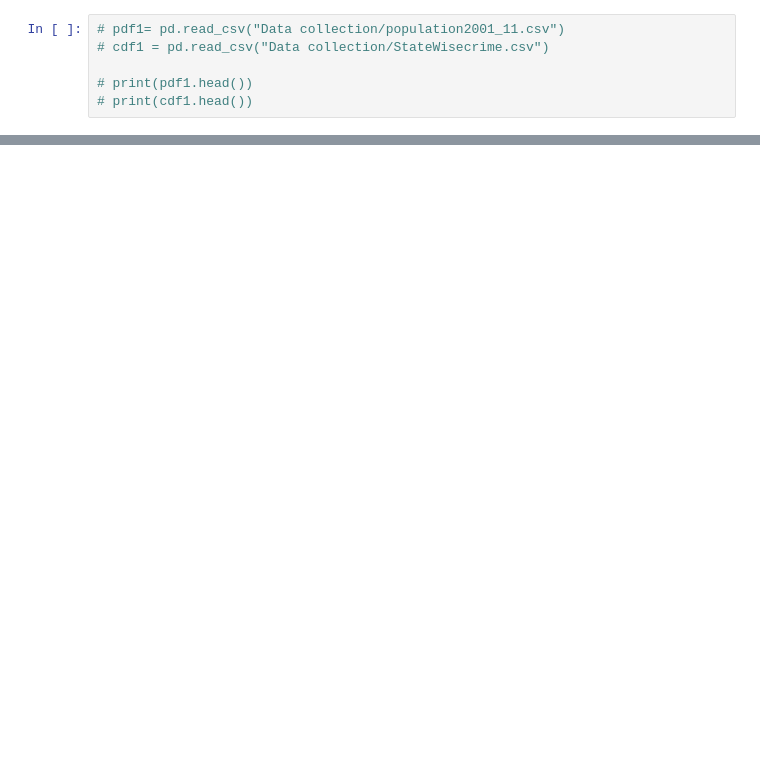
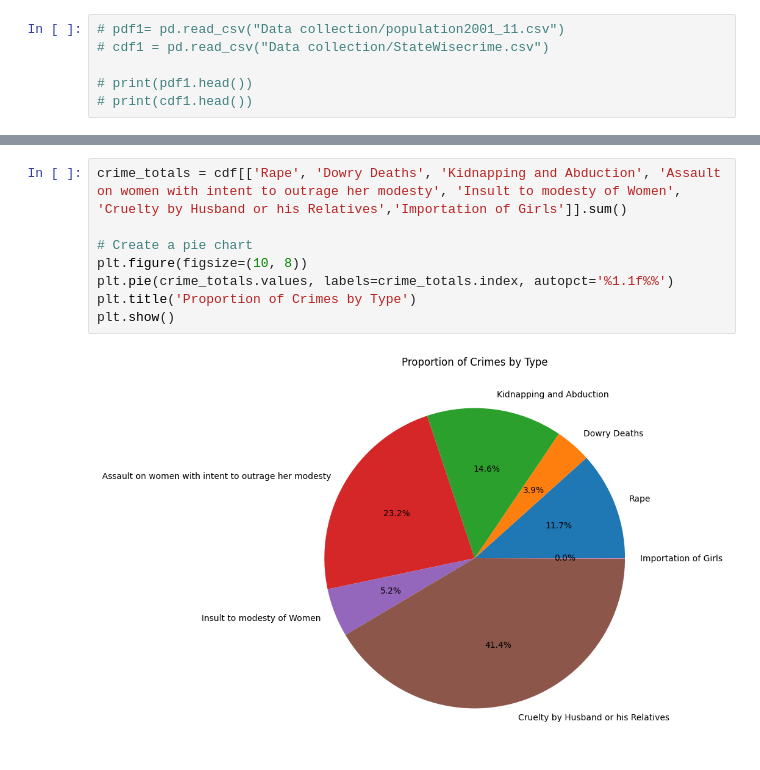
Before and after one commit to Deepti0092/Datatrained-Capstone_Project, a Jupyter notebook: Project/crime_in_india/Phase-2/Analysis/Anlaysispopulationvscrimevsliteracyrate .ipynb, the cells around one changed output, grey strips where cells are left out. Cells and saved outputs as stored; diff of their text form; blank space fills up the shorter version.

```diff
--- a/Project/crime_in_india/Phase-2/Analysis/Anlaysispopulationvscrimevsliteracyrate .ipynb
+++ b/Project/crime_in_india/Phase-2/Analysis/Anlaysispopulationvscrimevsliteracyrate .ipynb
@@ -220,0 +332,10 @@ NoneType
+# %%
+crime_totals = cdf[['Rape', 'Dowry Deaths', 'Kidnapping and Abduction', 'Assault on women with intent to outrage her modesty', 'Insult to modesty of Women', 'Cruelty by Husband or his Relatives','Importation of Girls']].sum()
+
+# Create a pie chart
+plt.figure(figsize=(10, 8))
+plt.pie(crime_totals.values, labels=crime_totals.index, autopct='%1.1f%%')
+plt.title('Proportion of Crimes by Type')
+plt.show()
+# %% [output]
+[figure, added]
```
Also changed, not shown: parts of 20 cells of this notebook.
